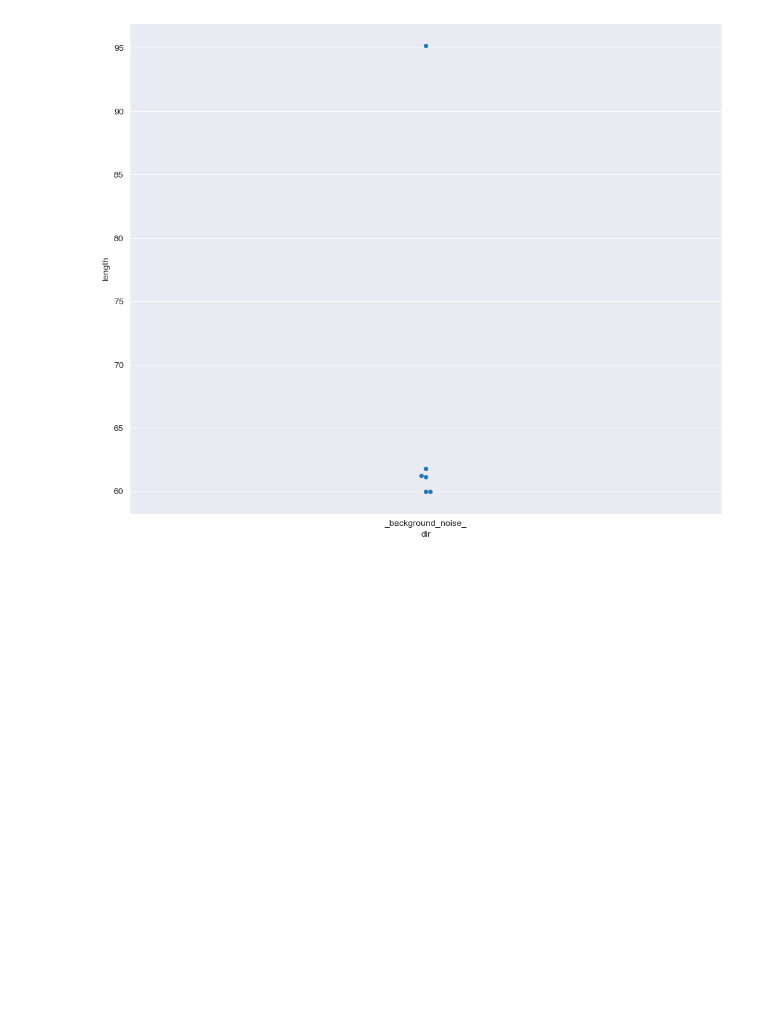
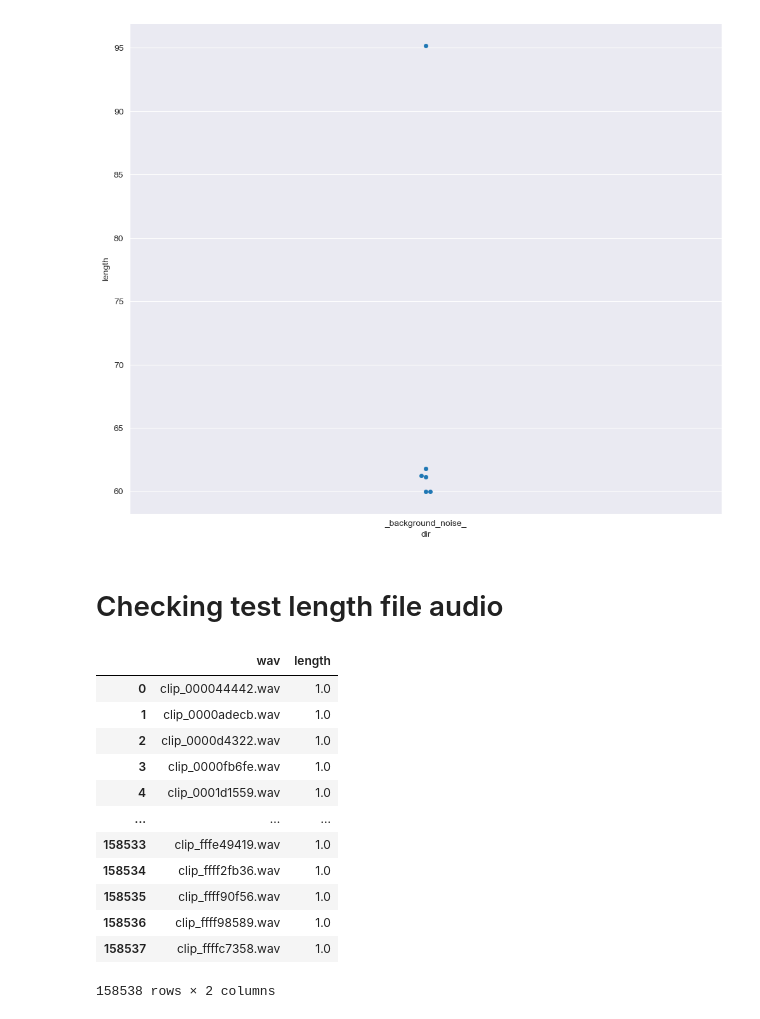
Before and after one commit to SawickiBartosz/DeepLearning2023, a Jupyter notebook: Project2_LSTM/simple_eda.ipynb, the cells around one changed output. Saved outputs shown, nothing was run; the diff lists cells and outputs as text; code cells hidden in the pictures; blank space fills up the shorter version.

```diff
--- a/Project2_LSTM/simple_eda.ipynb
+++ b/Project2_LSTM/simple_eda.ipynb
@@ -95,3 +90,27 @@ sns.swarmplot(results_df.loc[results_df.dir == "_background_noise_"], x="dir", y
 plt.show()
 # %% [output]
 [figure]
+# %% [markdown]
+# Checking test length file audio
+# %%
+TEST_AUDIO_PATH = "tensorflow-speech-recognition-challenge/test/audio"
+results = [{
+    "wav": wav,
+    "length": librosa.get_duration(path=os.path.join(TEST_AUDIO_PATH, wav))}
+    for wav in os.listdir(TEST_AUDIO_PATH)]
+results_df = pd.DataFrame(results)
+results_df
+# %% [output]
+|  | wav | length |
+| 0 | clip_000044442.wav | 1.0 |
+| 1 | clip_0000adecb.wav | 1.0 |
+| 2 | clip_0000d4322.wav | 1.0 |
+| 3 | clip_0000fb6fe.wav | 1.0 |
+| 4 | clip_0001d1559.wav | 1.0 |
+| ... | ... | ... |
+| 158533 | clip_fffe49419.wav | 1.0 |
+| 158534 | clip_ffff2fb36.wav | 1.0 |
+| 158535 | clip_ffff90f56.wav | 1.0 |
+| 158536 | clip_ffff98589.wav | 1.0 |
+| 158537 | clip_ffffc7358.wav | 1.0 |
+158538 rows × 2 columns
```
Also changed, not shown: parts of 3 cells of this notebook.
